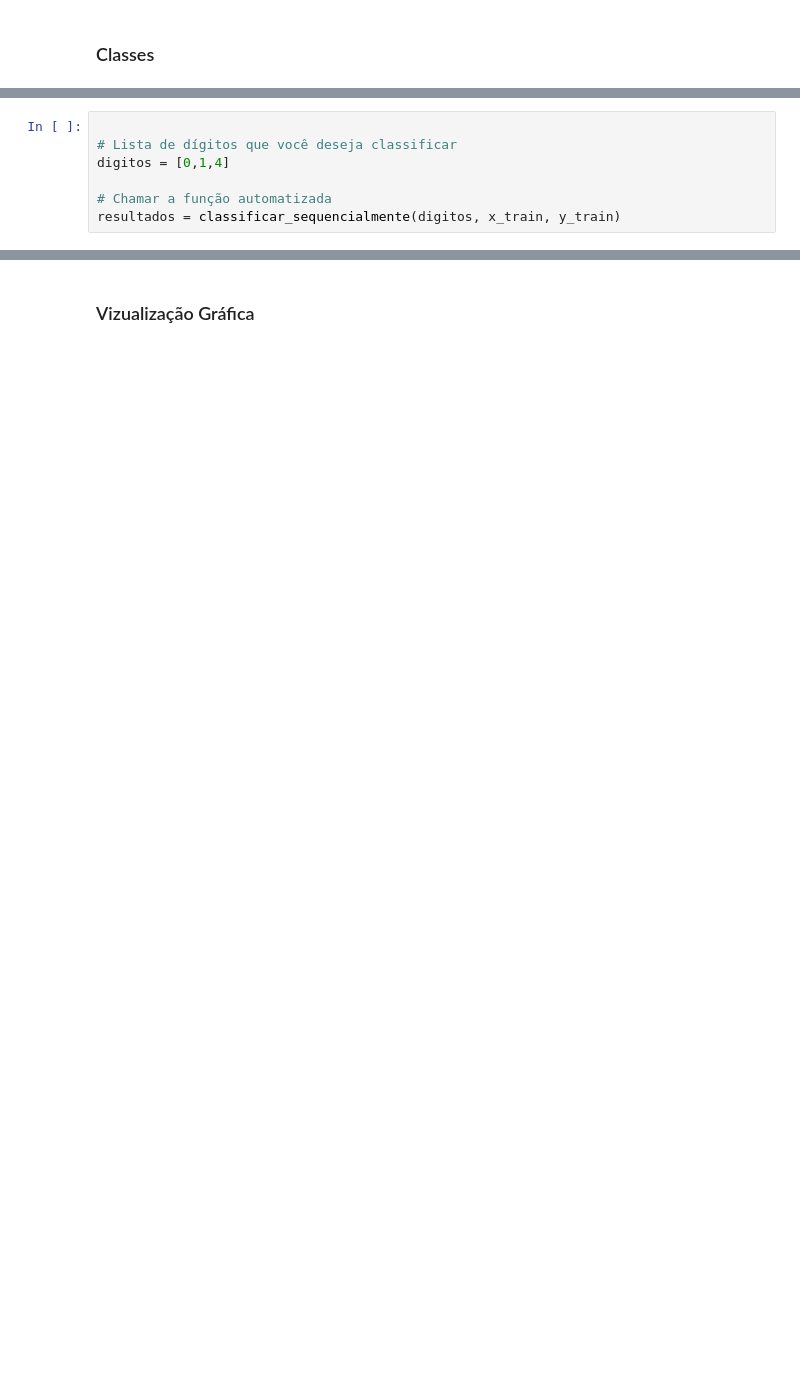
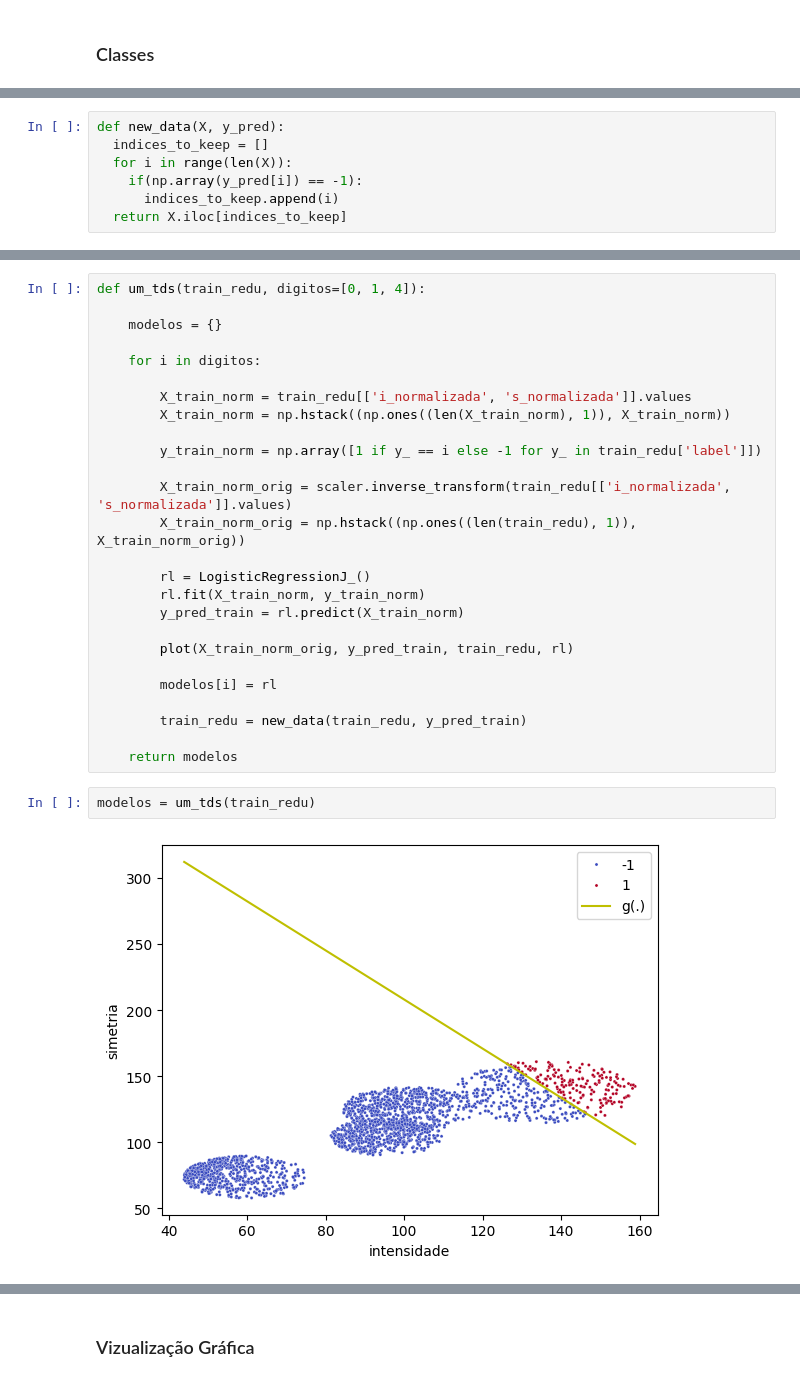
Before and after one commit to adriel1ft/reconhecimento_padroes, a Jupyter notebook: regr_logis_1xtds_-1.ipynb, the cells around one changed output, grey strips where cells are left out. Cells and saved outputs as stored; diff of their text form; blank space fills up the shorter version.

```diff
--- a/regr_logis_1xtds_-1.ipynb
+++ b/regr_logis_1xtds_-1.ipynb
@@ -164,7 +80,0 @@ def classificar_sequencialmente(digitos, X_train, y_train_initial):
-# %%
-
-# Lista de dígitos que você deseja classificar
-digitos = [0,1,4]
-
-# Chamar a função automatizada
-resultados = classificar_sequencialmente(digitos, x_train, y_train)
@@ -189,0 +216,7 @@ array([[-0.07398422],
+# %%
+def new_data(X, y_pred):
+  indices_to_keep = []
+  for i in range(len(X)):
+    if(np.array(y_pred[i]) == -1):
+      indices_to_keep.append(i)
+  return X.iloc[indices_to_keep]
@@ -189,0 +243,30 @@ array([[-0.07398422],
+# %%
+def um_tds(train_redu, digitos=[0, 1, 4]):
+
+    modelos = {}
+
+    for i in digitos:
+
+        X_train_norm = train_redu[['i_normalizada', 's_normalizada']].values
+        X_train_norm = np.hstack((np.ones((len(X_train_norm), 1)), X_train_norm))
+
+        y_train_norm = np.array([1 if y_ == i else -1 for y_ in train_redu['label']])
+
+        X_train_norm_orig = scaler.inverse_transform(train_redu[['i_normalizada', 's_normalizada']].values)
+        X_train_norm_orig = np.hstack((np.ones((len(train_redu), 1)), X_train_norm_orig))
+
+        rl = LogisticRegressionJ_()
+        rl.fit(X_train_norm, y_train_norm)
+        y_pred_train = rl.predict(X_train_norm)
+
+        plot(X_train_norm_orig, y_pred_train, train_redu, rl)
+
+        modelos[i] = rl
+
+        train_redu = new_data(train_redu, y_pred_train)
+
+    return modelos
+# %%
+modelos = um_tds(train_redu)
+# %% [output]
+[figure, added]
```
Also changed, not shown: parts of 48 cells of this notebook, 5 other files.
